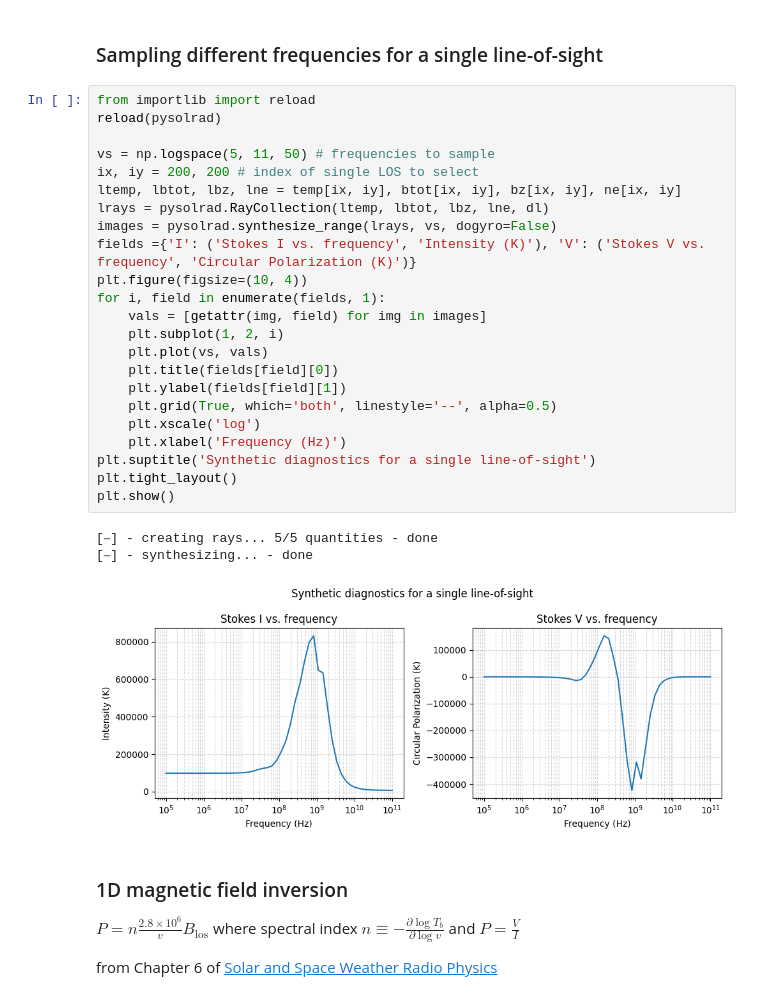
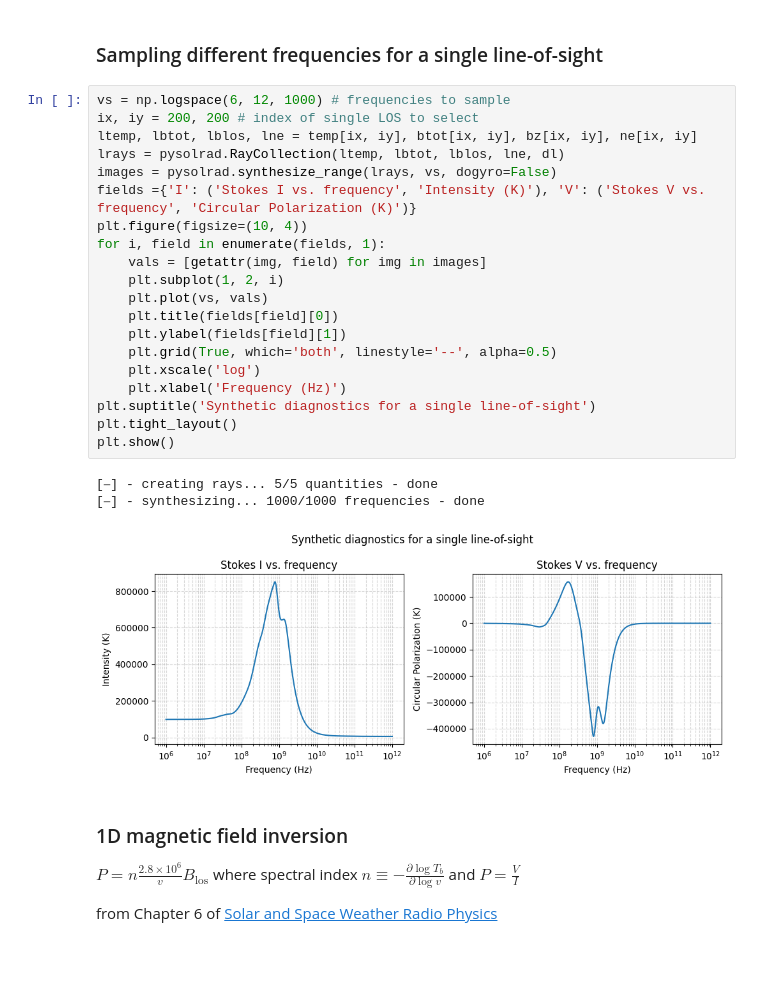
Before and after one commit to underpig1/pysolrad, a Jupyter notebook: sunspot-synthesis.ipynb, the cells around one changed output. Drawn from its saved outputs; the diff is of its cells as text; blank space fills up the shorter version.

```diff
--- a/sunspot-synthesis.ipynb
+++ b/sunspot-synthesis.ipynb
@@ -177,32 +172,29 @@ done
 # %% [markdown]
 ### Sampling different frequencies for a single line-of-sight
 # %%
-from importlib import reload
-reload(pysolrad)
-
-vs = np.logspace(5, 11, 50) # frequencies to sample
+vs = np.logspace(6, 12, 1000) # frequencies to sample
 ix, iy = 200, 200 # index of single LOS to select
-ltemp, lbtot, lbz, lne = temp[ix, iy], btot[ix, iy], bz[ix, iy], ne[ix, iy]
-lrays = pysolrad.RayCollection(ltemp, lbtot, lbz, lne, dl)
+ltemp, lbtot, lblos, lne = temp[ix, iy], btot[ix, iy], bz[ix, iy], ne[ix, iy]
+lrays = pysolrad.RayCollection(ltemp, lbtot, lblos, lne, dl)
 images = pysolrad.synthesize_range(lrays, vs, dogyro=False)
 fields ={'I': ('Stokes I vs. frequency', 'Intensity (K)'), 'V': ('Stokes V vs. frequency', 'Circular Polarization (K)')}
 plt.figure(figsize=(10, 4))
 for i, field in enumerate(fields, 1):
     vals = [getattr(img, field) for img in images]
     plt.subplot(1, 2, i)
     plt.plot(vs, vals)
     plt.title(fields[field][0])
     plt.ylabel(fields[field][1])
     plt.grid(True, which='both', linestyle='--', alpha=0.5)
     plt.xscale('log')
     plt.xlabel('Frequency (Hz)')
 plt.suptitle('Synthetic diagnostics for a single line-of-sight')
 plt.tight_layout()
 plt.show()
 # %% [output]
 [⎯] - creating rays... 5/5 quantities - done
-[⎯] - synthesizing... - done
+[⎯] - synthesizing... 1000/1000 frequencies - done
-[figure, old version]
+[figure, new version]
 # %% [markdown]
 ### 1D magnetic field inversion
 
```
Also changed, not shown: parts of 8 cells of this notebook, 3 other files.
